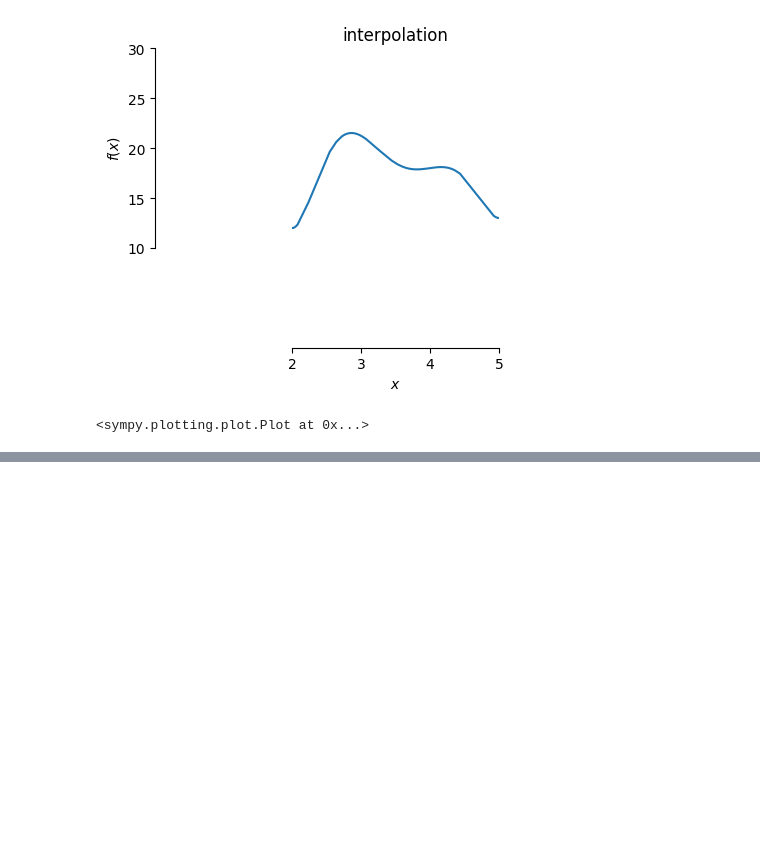
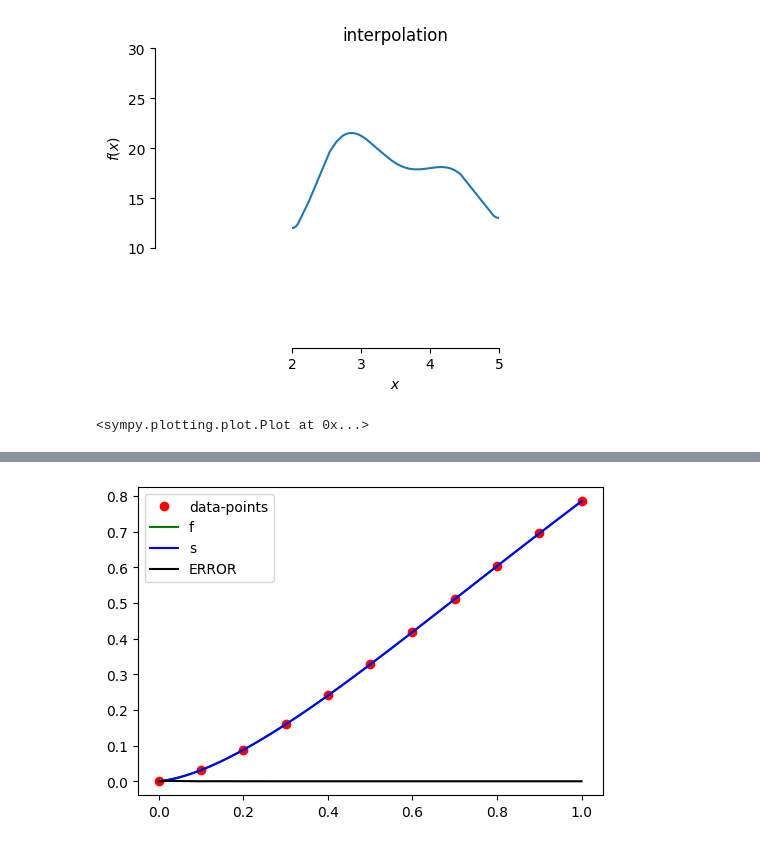
Before and after one commit to sinaapolo969/numericalAnalysis, a Jupyter notebook: numericalAnalysis.ipynb, the cells around one changed output, grey strips where cells are left out. Saved outputs shown, nothing was run; the diff lists cells and outputs as text; code cells hidden in the pictures; blank space fills up the shorter version.

```diff
--- a/numericalAnalysis.ipynb
+++ b/numericalAnalysis.ipynb
@@ -1103,0 +1226,5 @@ sp.plot(f_interpolate, ylim = [10, 30], xlim = [2, 5], title = 'interpolation')
+# %%
+# plot estimated function
+plot_data(X, Y, x_val, y_val_f, cubic_spline(x_val), 'f', 's')
+# %% [output]
+[figure, added]
```
Also changed, not shown: parts of 34 cells of this notebook.
